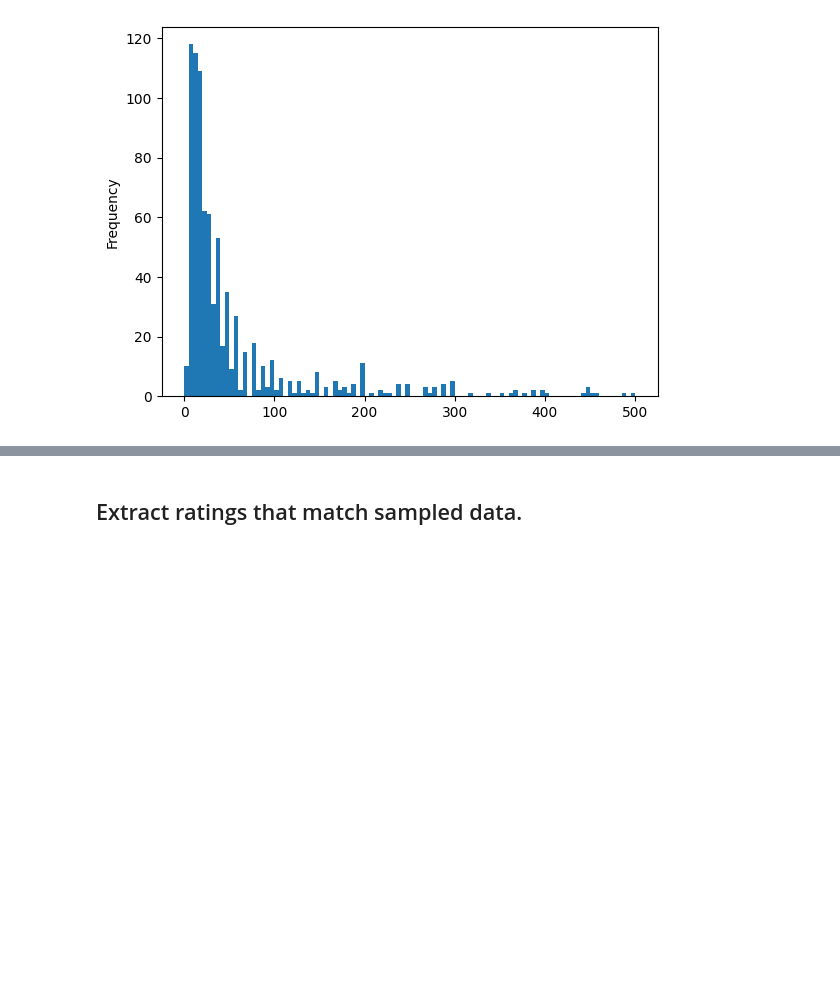
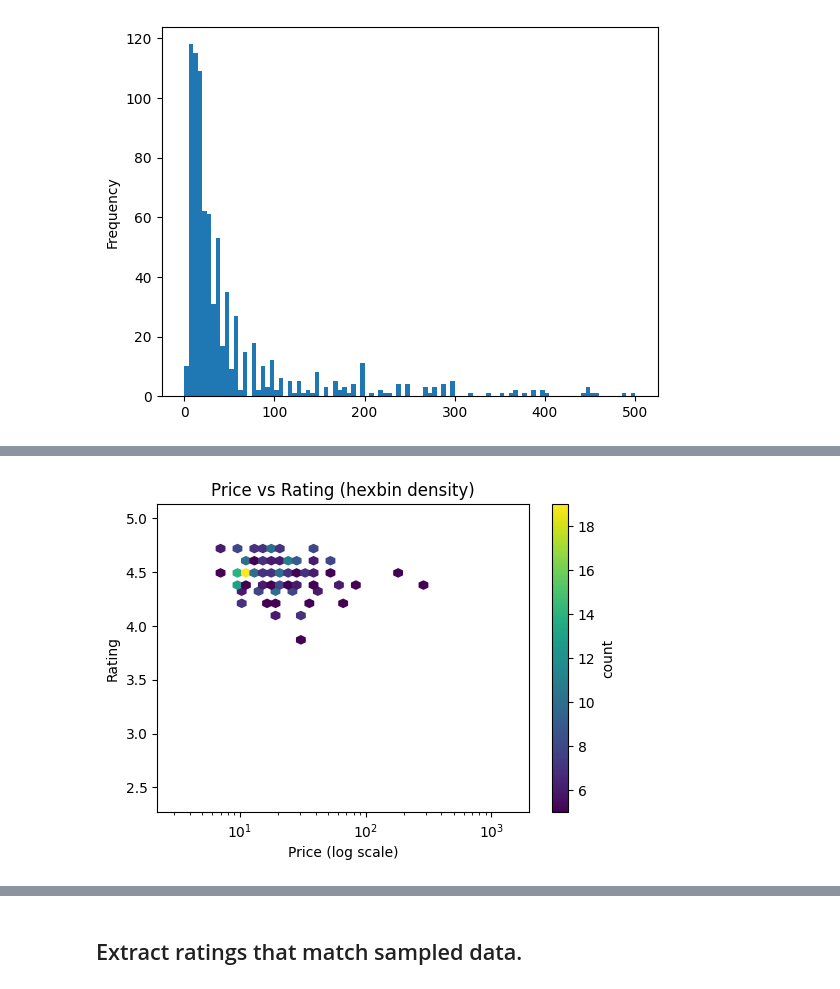
Before and after one commit to joelamouche/ai-bootcamp-dev-repo, a Jupyter notebook: notebooks/week_1/02-explore-amazon-dataset.ipynb, the cells around one changed output, grey strips where cells are left out. Cells and saved outputs as stored; diff of their text form; code cells hidden in the pictures; blank space fills up the shorter version.

```diff
--- a/notebooks/week_1/02-explore-amazon-dataset.ipynb
+++ b/notebooks/week_1/02-explore-amazon-dataset.ipynb
@@ -114,0 +151,11 @@ df_sample_1000.to_json("../../data/meta_Electronics_2022_2023_with_category_rati
+# %%
+fig, ax = plt.subplots(figsize=(6, 4))
+hb = ax.hexbin(df_clean["price_num"], df_clean["rating_num"], xscale="log", gridsize=40, mincnt=5, cmap="viridis")
+ax.set_xlabel("Price (log scale)")
+ax.set_ylabel("Rating")
+ax.set_title("Price vs Rating (hexbin density)")
+cb = fig.colorbar(hb, ax=ax)
+cb.set_label("count")
+plt.show()
+# %% [output]
+[figure, added]
```
Also changed, not shown: parts of 6 cells of this notebook.
